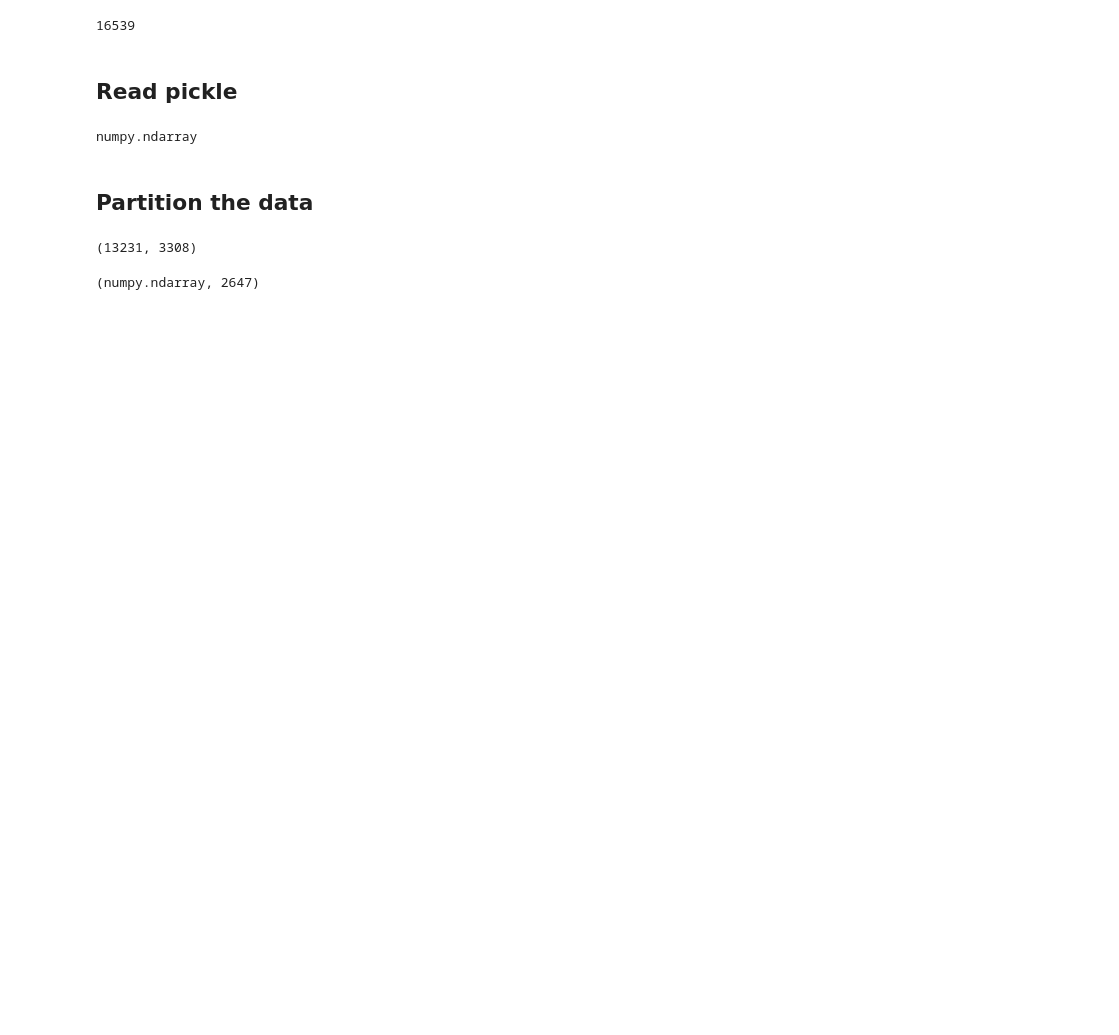
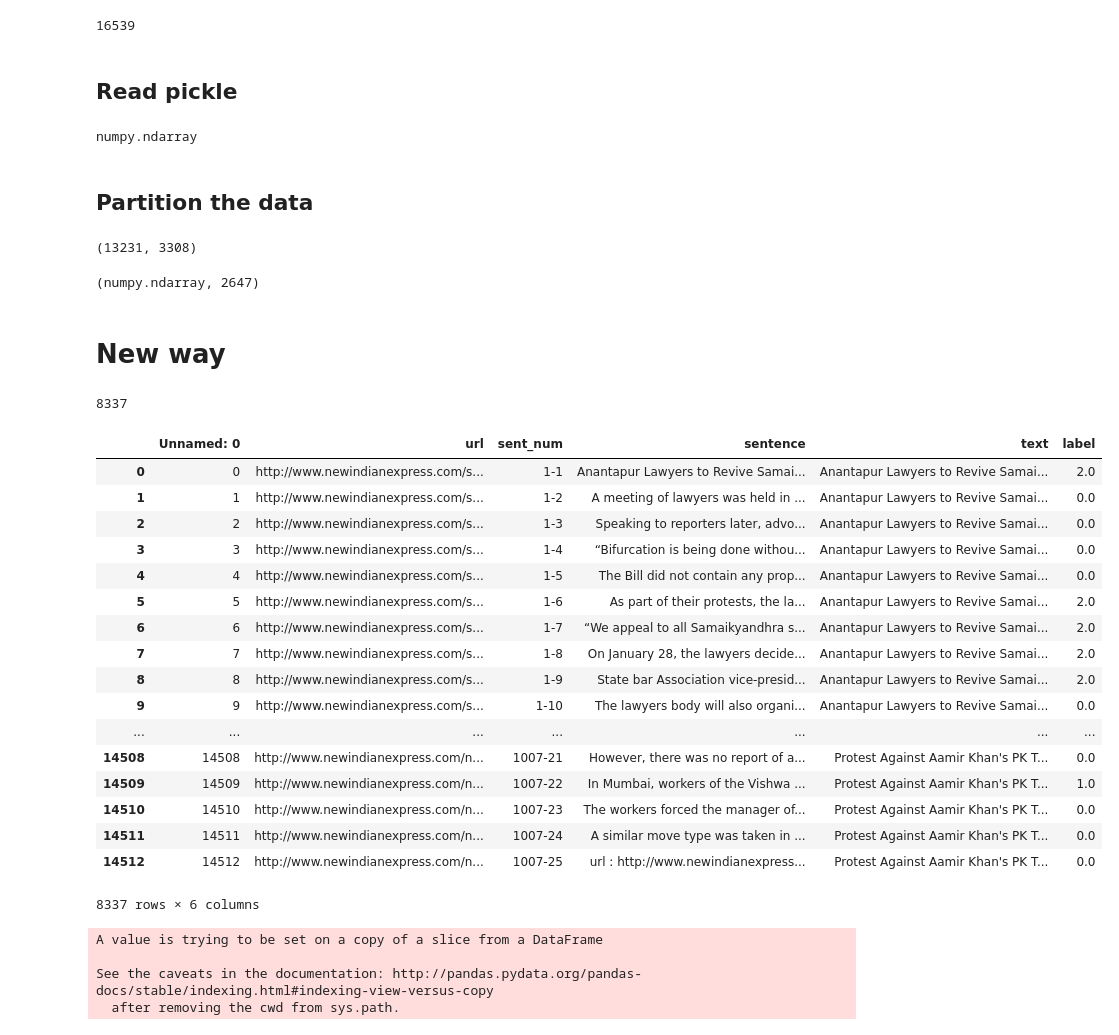
Before and after one commit to simgeekiz/Master_Thesis, a Jupyter notebook: Prepare_Data.ipynb, the cells around one changed output. Cells and saved outputs as stored; diff of their text form; code cells hidden in the pictures; blank space fills up the shorter version.

```diff
--- a/Prepare_Data.ipynb
+++ b/Prepare_Data.ipynb
@@ -200,3 +204,46 @@ Data_['stopwords'] = np.array(number_stopwords)
 # %%
 with open(data_path, 'wb') as file_:
     pickle.dump(Data_, file_, protocol=pickle.HIGHEST_PROTOCOL)
+# %% [markdown]
+# New way
+# %%
+df = pd.read_excel('Data/20181001-newindianexpress_sentence_classification_adjudicated_20181218.xlsx')
+
+df = df[np.logical_not(np.isnan(np.array(df['label'])))]
+
+len(df)
+# %% [output]
+8337
+# %%
+df
+# %% [output]
+|  | Unnamed: 0 | url | sent_num | sentence | text | label |
+| 0 | 0 | http://www.newindianexpress.com/s... | 1-1 | Anantapur Lawyers to Revive Samai... | Anantapur Lawyers to Revive Samai... | 2.0 |
+| 1 | 1 | http://www.newindianexpress.com/s... | 1-2 | A meeting of lawyers was held in ... | Anantapur Lawyers to Revive Samai... | 0.0 |
+| 2 | 2 | http://www.newindianexpress.com/s... | 1-3 | Speaking to reporters later, advo... | Anantapur Lawyers to Revive Samai... | 0.0 |
+| 3 | 3 | http://www.newindianexpress.com/s... | 1-4 | “Bifurcation is being done withou... | Anantapur Lawyers to Revive Samai... | 0.0 |
+| 4 | 4 | http://www.newindianexpress.com/s... | 1-5 | The Bill did not contain any prop... | Anantapur Lawyers to Revive Samai... | 0.0 |
+| 5 | 5 | http://www.newindianexpress.com/s... | 1-6 | As part of their protests, the la... | Anantapur Lawyers to Revive Samai... | 2.0 |
+| 6 | 6 | http://www.newindianexpress.com/s... | 1-7 | “We appeal to all Samaikyandhra s... | Anantapur Lawyers to Revive Samai... | 2.0 |
+| 7 | 7 | http://www.newindianexpress.com/s... | 1-8 | On January 28, the lawyers decide... | Anantapur Lawyers to Revive Samai... | 2.0 |
+| 8 | 8 | http://www.newindianexpress.com/s... | 1-9 | State bar Association vice-presid... | Anantapur Lawyers to Revive Samai... | 2.0 |
+| 9 | 9 | http://www.newindianexpress.com/s... | 1-10 | The lawyers body will also organi... | Anantapur Lawyers to Revive Samai... | 0.0 |
+| ... | ... | ... | ... | ... | ... | ... |
+| 14508 | 14508 | http://www.newindianexpress.com/n... | 1007-21 | However, there was no report of a... | Protest Against Aamir Khan's PK T... | 0.0 |
+| 14509 | 14509 | http://www.newindianexpress.com/n... | 1007-22 | In Mumbai, workers of the Vishwa ... | Protest Against Aamir Khan's PK T... | 1.0 |
+| 14510 | 14510 | http://www.newindianexpress.com/n... | 1007-23 | The workers forced the manager of... | Protest Against Aamir Khan's PK T... | 0.0 |
+| 14511 | 14511 | http://www.newindianexpress.com/n... | 1007-24 | A similar move type was taken in ... | Protest Against Aamir Khan's PK T... | 0.0 |
+| 14512 | 14512 | http://www.newindianexpress.com/n... | 1007-25 | url : http://www.newindianexpress... | Protest Against Aamir Khan's PK T... | 0.0 |
+8337 rows × 6 columns
+# %%
+for i, row in df.iterrows():
+    row['sentence'] = re.sub("http\S*\s", "", row['sentence'])
+    row['sentence'] = re.sub("((url)*\s*:\s*)*http\S*", "", row['sentence'])
+    df['sentence'][i] = row['sentence']
+    if row['sentence'] == "":
+        df=df.drop([i])
+# %% [output]
+A value is trying to be set on a copy of a slice from a DataFrame
+
+See the caveats in the documentation: http://pandas.pydata.org/pandas-docs/stable/indexing.html#indexing-view-versus-copy
+  after removing the cwd from sys.path.
```
Also changed, not shown: parts of 15 cells of this notebook, 5 other files.
